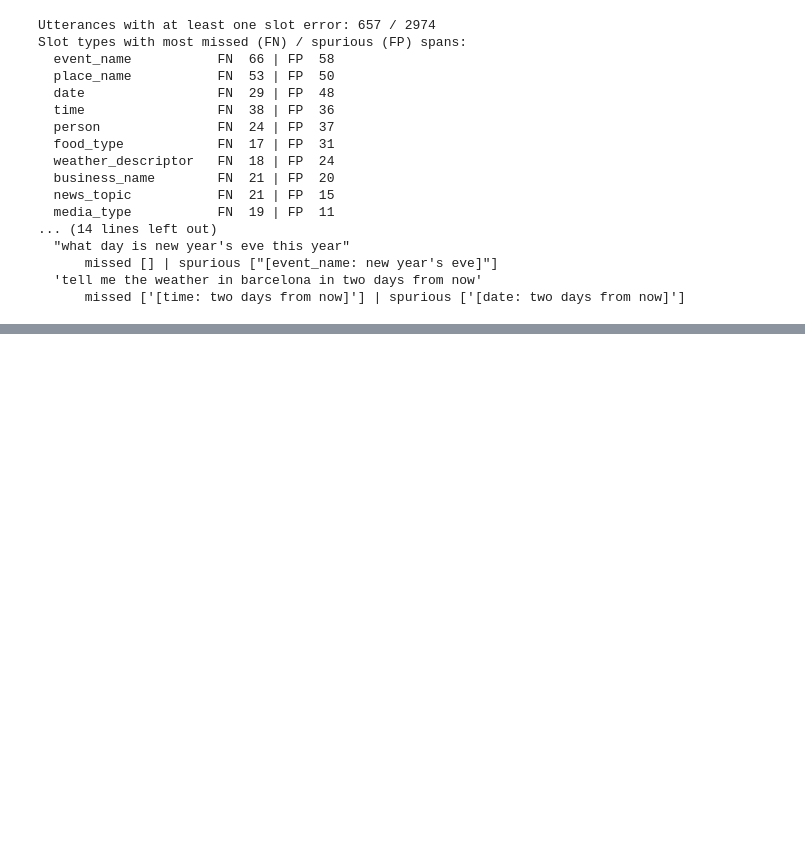
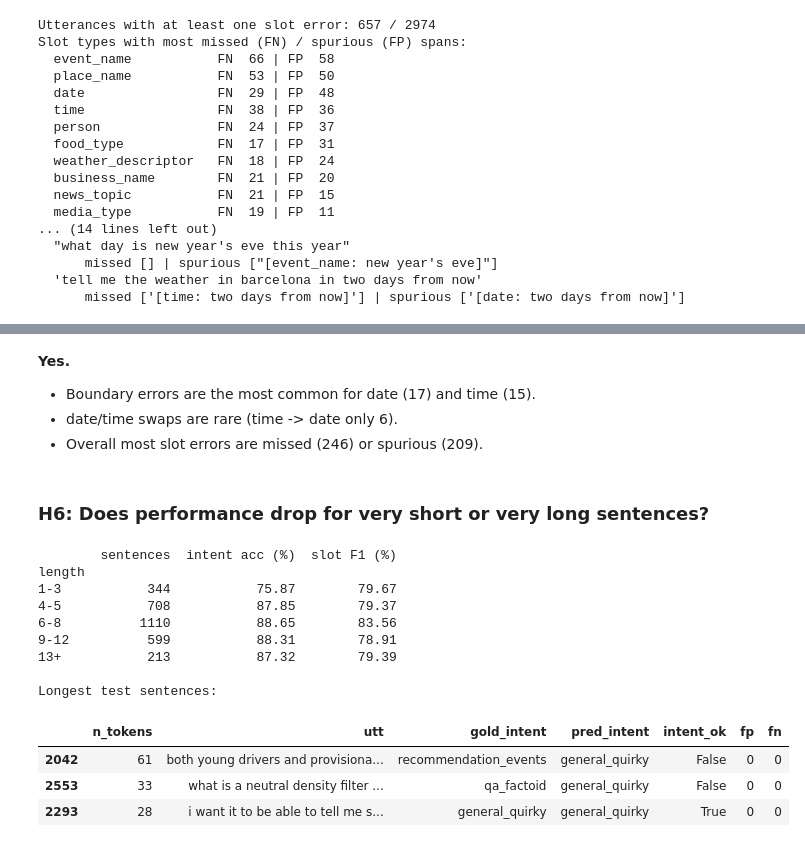
Before and after one commit to IAmGreyBunny/SC4002-Lab-Assignment, a Jupyter notebook: main_revised.ipynb, the cells around one changed output, grey strips where cells are left out. Saved outputs shown, nothing was run; the diff lists cells and outputs as text; code cells hidden in the pictures; blank space fills up the shorter version.

```diff
--- a/main_revised.ipynb
+++ b/main_revised.ipynb
@@ -1979,0 +2196,27 @@ Slot types with most missed (FN) / spurious (FP) spans:
+# %% [markdown]
+**Yes.**
+- Boundary errors are the most common for date (17) and time (15).
+- date/time swaps are rare (time -> date only 6).
+- Overall most slot errors are missed (246) or spurious (209).
+# %% [markdown]
+### H6: Does performance drop for very short or very long sentences?
+# %%
+# H6: does performance drop for very short or very long sentences?
+print(breakdown('length').reindex(['1-3', '4-5', '6-8', '9-12', '13+']))
+print("\nLongest test sentences:")
+error_df.sort_values('n_tokens', ascending=False).head(3)[
+    ['n_tokens', 'utt', 'gold_intent', 'pred_intent', 'intent_ok', 'fp', 'fn']]
+# %% [output]
+        sentences  intent acc (%)  slot F1 (%)
+length
+1-3           344           75.87        79.67
+4-5           708           87.85        79.37
+6-8          1110           88.65        83.56
+9-12          599           88.31        78.91
+13+           213           87.32        79.39
+
+Longest test sentences:
+|  | n_tokens | utt | gold_intent | pred_intent | intent_ok | fp | fn |
+| 2042 | 61 | both young drivers and provisiona... | recommendation_events | general_quirky | False | 0 | 0 |
+| 2553 | 33 | what is a neutral density filter ... | qa_factoid | general_quirky | False | 0 | 0 |
+| 2293 | 28 | i want it to be able to tell me s... | general_quirky | general_quirky | True | 0 | 0 |
```
Also changed, not shown: parts of 14 cells of this notebook, 1 other file.
